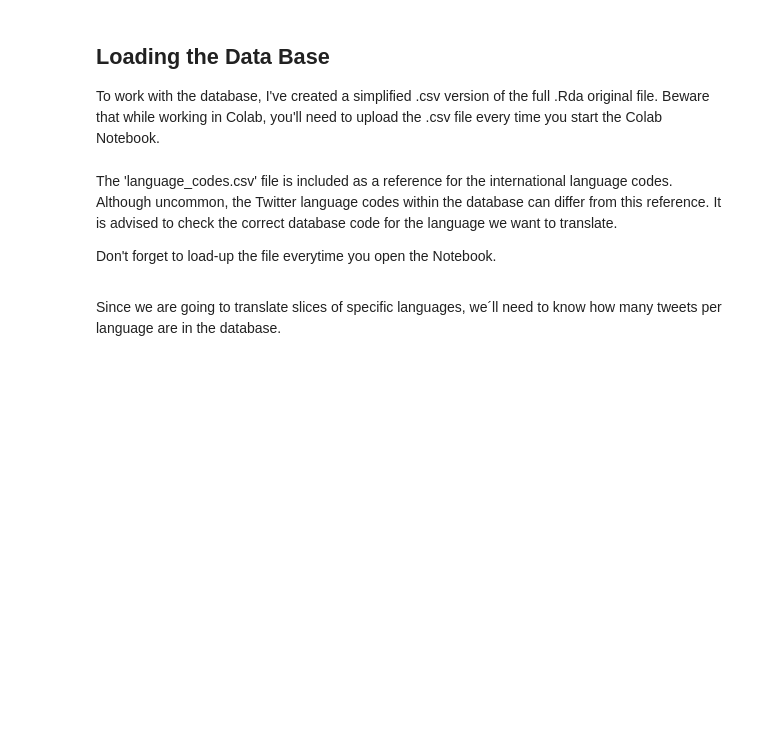
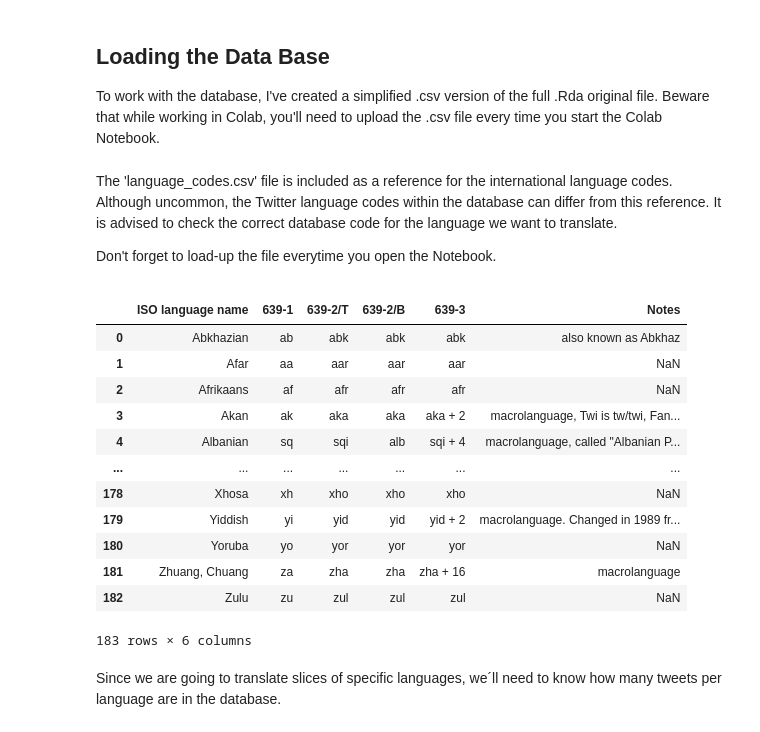
Before and after one commit to d-triana/MEPs, a Jupyter notebook: tweets_translation.ipynb, the cells around one changed output. Drawn from its saved outputs; the diff is of its cells as text; code cells hidden in the pictures; blank space fills up the shorter version.

```diff
--- a/tweets_translation.ipynb
+++ b/tweets_translation.ipynb
@@ -45,7 +58,22 @@ The 'language_codes.csv' file is included as a reference for the international l
 Don't forget to load-up the file everytime you open the Notebook.
 # %%
 # File with the international language codes for reference
-lang_codes = pd.read_csv(r'language_codes.csv')
+lang_codes = pd.read_csv(r'/content/drive/MyDrive/language_codes.csv')
+lang_codes
+# %% [output]
+|  | ISO language name | 639-1 | 639-2/T | 639-2/B | 639-3 | Notes |
+| 0 | Abkhazian | ab | abk | abk | abk | also known as Abkhaz |
+| 1 | Afar | aa | aar | aar | aar | NaN |
+| 2 | Afrikaans | af | afr | afr | afr | NaN |
+| 3 | Akan | ak | aka | aka | aka + 2 | macrolanguage, Twi is tw/twi, Fan... |
+| 4 | Albanian | sq | sqi | alb | sqi + 4 | macrolanguage, called "Albanian P... |
+| ... | ... | ... | ... | ... | ... | ... |
+| 178 | Xhosa | xh | xho | xho | xho | NaN |
+| 179 | Yiddish | yi | yid | yid | yid + 2 | macrolanguage. Changed in 1989 fr... |
+| 180 | Yoruba | yo | yor | yor | yor | NaN |
+| 181 | Zhuang, Chuang | za | zha | zha | zha + 16 | macrolanguage |
+| 182 | Zulu | zu | zul | zul | zul | NaN |
+183 rows × 6 columns
 # %% [markdown]
 Since we are going to translate slices of specific languages, we´ll need to know how many tweets per language are in the database.
 # %%
```
Also changed, not shown: parts of 9 cells of this notebook.
